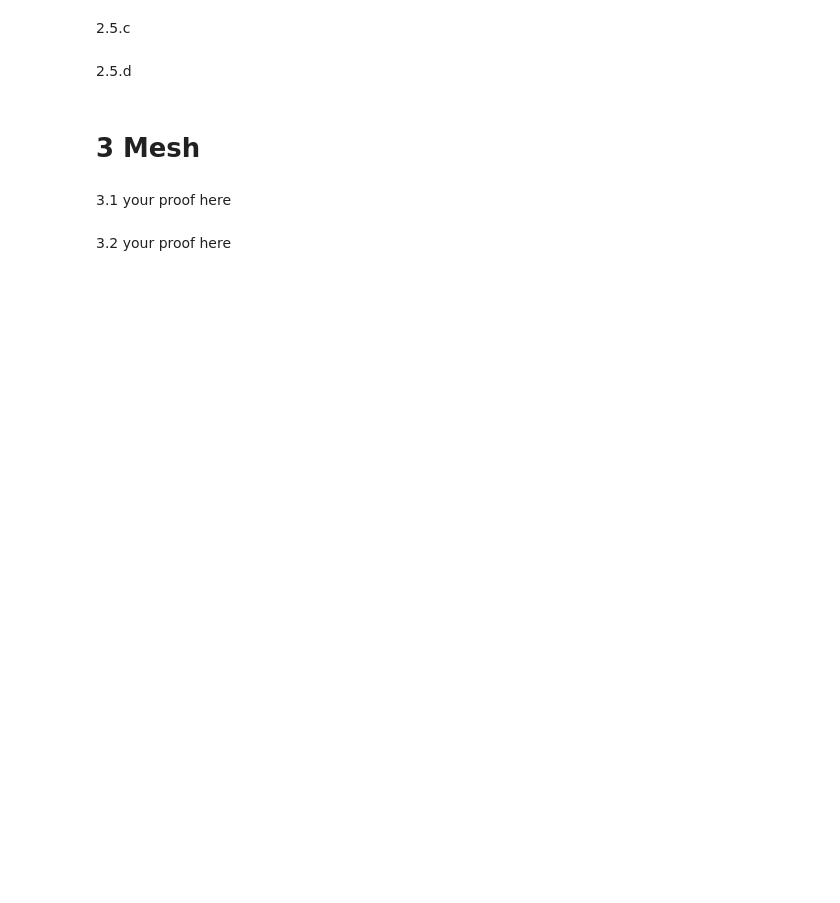
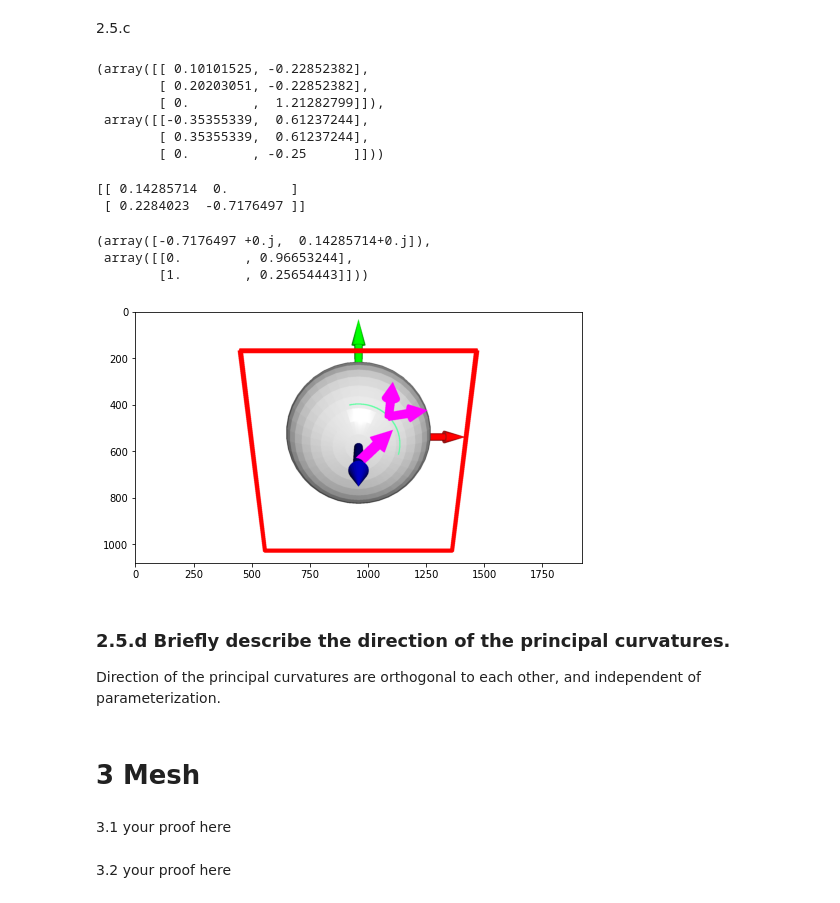
Before and after one commit to yifanwu2828/ML-Meets-Geometry, a Jupyter notebook: cse291/HW1/HW1.ipynb, the cells around one changed output. Cells and saved outputs as stored; diff of their text form; code cells hidden in the pictures; blank space fills up the shorter version.

```diff
--- a/cse291/HW1/HW1.ipynb
+++ b/cse291/HW1/HW1.ipynb
@@ -645,7 +830,53 @@ array([[ 0.08838835, -0.30618622],
 # %% [markdown]
 2.5.c
-# %% [markdown]
-2.5.d
+# %%
+p = [pi / 4, pi / 6]
+
+D_fp = get_D_fp(*p)
+
+D_Np = get_D_Np(*p)
+D_Np, D_fp
+# %% [output]
+(array([[ 0.10101525, -0.22852382],
+        [ 0.20203051, -0.22852382],
+        [ 0.        ,  1.21282799]]),
+ array([[-0.35355339,  0.61237244],
+        [ 0.35355339,  0.61237244],
+        [ 0.        , -0.25      ]]))
+# %%
+# D_fp * S = D_Np
+
+
+S, res, rank, s = np.linalg.lstsq(D_fp, D_Np, rcond=None)
+print(S)
+# %% [output]
+[[ 0.14285714  0.        ]
+ [ 0.2284023  -0.7176497 ]]
+# %%
+eigval, eigvec = LA.eig(S)
+
+eigval, eigvec
+# %% [output]
+(array([-0.7176497 +0.j,  0.14285714+0.j]),
+ array([[0.        , 0.96653244],
+        [1.        , 0.25654443]]))
+# %%
+x = f(u,v).tolist()
+# %%
+k1_arrow = create_arrow_from_vector(
+    flatten2list(f(u, v)), flatten2list(eigvec[:, 1]) + x[-1], #color=colormap["orange"]
+)
+k2_arrow = create_arrow_from_vector(
+    flatten2list(f(u, v)), flatten2list(eigvec[:, 0])+ x[-1], #color=colormap["orange"]
+)
+
+geoms_with_k1k2 = geoms +  [pcd] + [k1_arrow] + [k2_arrow]
+draw_geometries(geoms_with_k1k2)
+# %% [output]
+[figure, added]
+# %% [markdown]
+### 2.5.d Briefly describe the direction of the principal curvatures.
+Direction of the principal curvatures are orthogonal to each other, and independent of parameterization.
 # %% [markdown]
 # 3 Mesh
 # %% [markdown]
```
Also changed, not shown: parts of 64 cells of this notebook, 4 other files.
